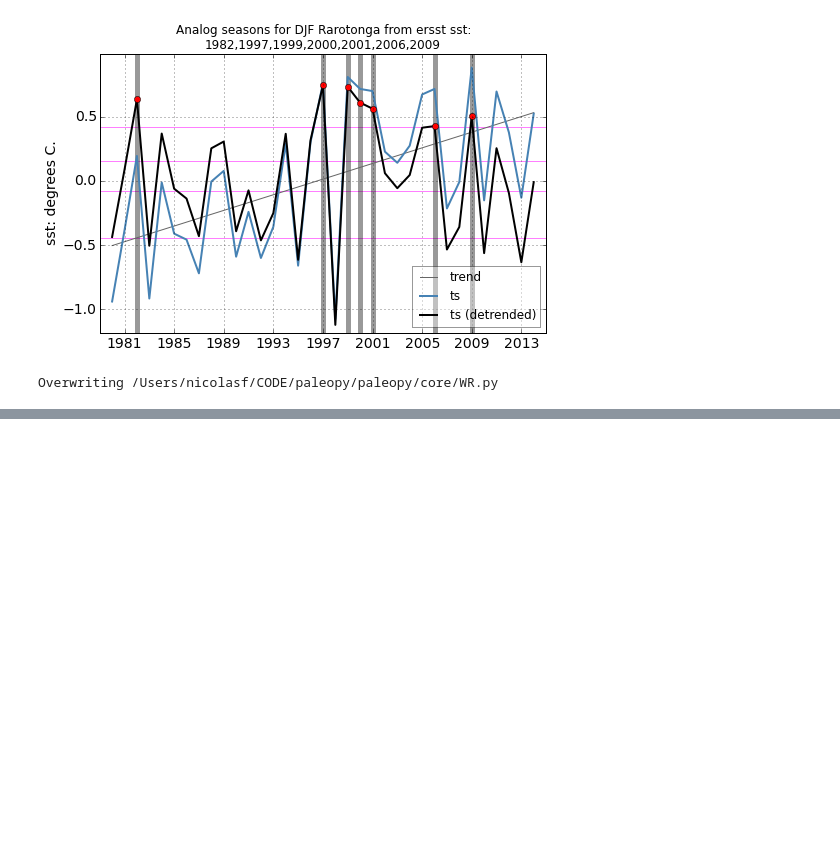
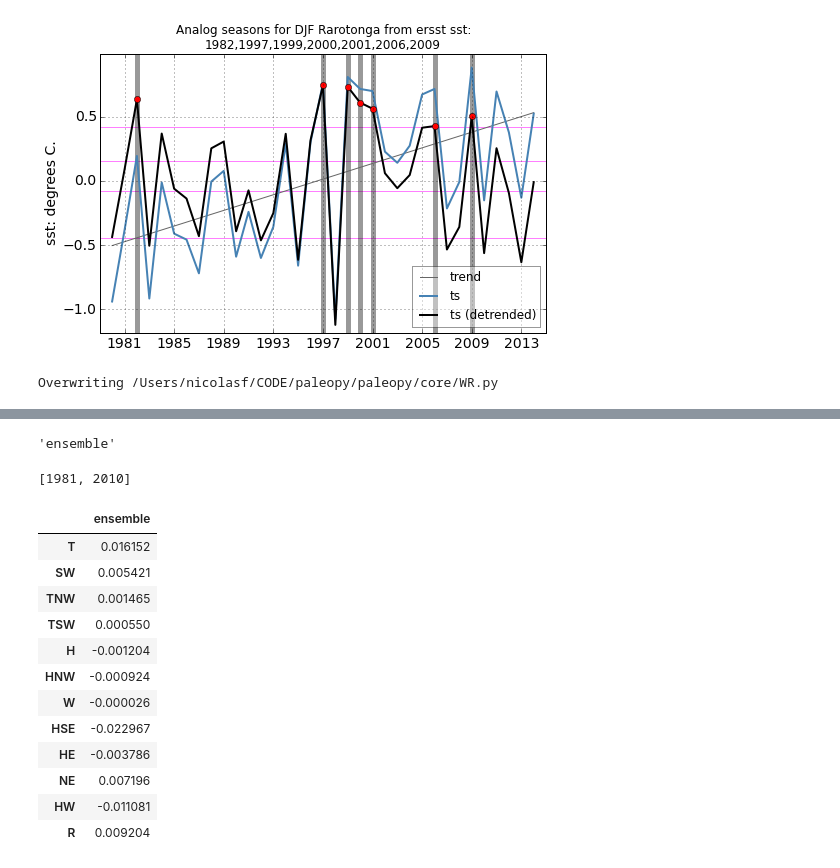
Before and after one commit to nicolasfauchereau/paleopy, a Jupyter notebook: notebooks/WR.ipynb, the cells around one changed output, grey strips where cells are left out. Cells and saved outputs as stored; diff of their text form; code cells hidden in the pictures; blank space fills up the shorter version.

```diff
--- a/notebooks/WR.ipynb
+++ b/notebooks/WR.ipynb
@@ -243,0 +275,8 @@ dtype: float64
+# %%
+w.parent.description
+# %% [output]
+'ensemble'
+# %%
+w.climatology
+# %% [output]
+[1981, 2010]
@@ -243,0 +285,16 @@ dtype: float64
+# %%
+w.df_anoms
+# %% [output]
+|  | ensemble |
+| T | 0.016152 |
+| SW | 0.005421 |
+| TNW | 0.001465 |
+| TSW | 0.000550 |
+| H | -0.001204 |
+| HNW | -0.000924 |
+| W | -0.000026 |
+| HSE | -0.022967 |
+| HE | -0.003786 |
+| NE | 0.007196 |
+| HW | -0.011081 |
+| R | 0.009204 |
```
Also changed, not shown: parts of 24 cells of this notebook, 5 other files.
